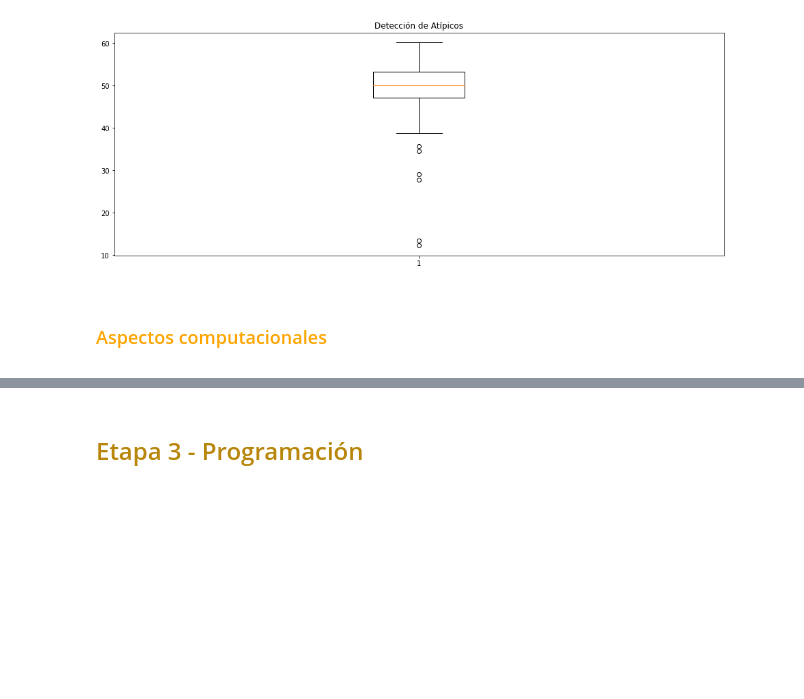
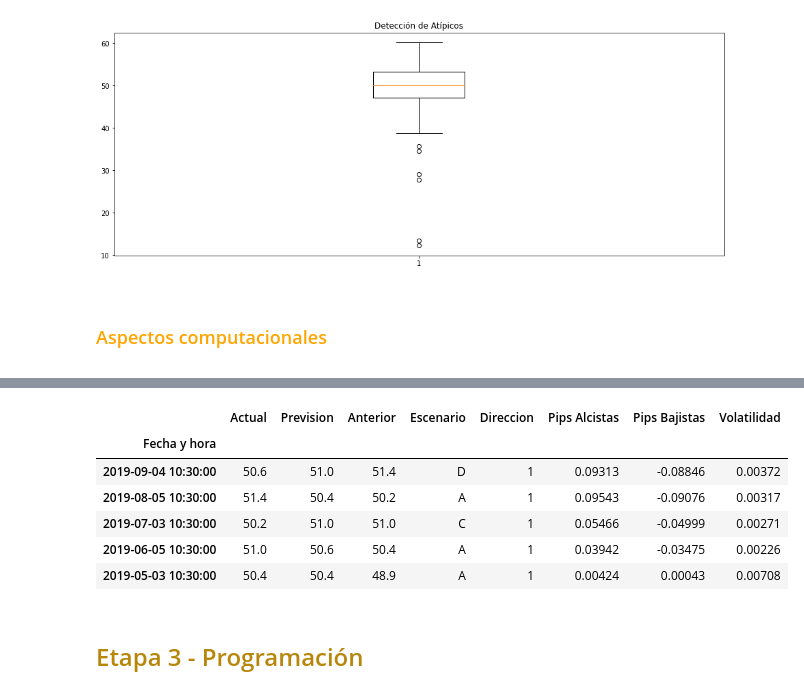
Before and after one commit to Sofiagarciaif/MyST_Proyecto_Final, a Jupyter notebook: notebook.ipynb, the cells around one changed output, grey strips where cells are left out. Drawn from its saved outputs; the diff is of its cells as text; code cells hidden in the pictures; blank space fills up the shorter version.

```diff
--- a/notebook.ipynb
+++ b/notebook.ipynb
@@ -193,3 +383,13 @@ vs.f_atipicos(PMI["Actual"])
+# %%
+metrica.tail()
+# %% [output]
+|  | Actual | Prevision | Anterior | Escenario | Direccion | Pips Alcistas | Pips Bajistas | Volatilidad |
+| Fecha y hora |  |  |  |  |  |  |  |  |
+| 2019-09-04 10:30:00 | 50.6 | 51.0 | 51.4 | D | 1 | 0.09313 | -0.08846 | 0.00372 |
+| 2019-08-05 10:30:00 | 51.4 | 50.4 | 50.2 | A | 1 | 0.09543 | -0.09076 | 0.00317 |
+| 2019-07-03 10:30:00 | 50.2 | 51.0 | 51.0 | C | 1 | 0.05466 | -0.04999 | 0.00271 |
+| 2019-06-05 10:30:00 | 51.0 | 50.6 | 50.4 | A | 1 | 0.03942 | -0.03475 | 0.00226 |
+| 2019-05-03 10:30:00 | 50.4 | 50.4 | 48.9 | A | 1 | 0.00424 | 0.00043 | 0.00708 |
 # %% [markdown]
 # <font color= darkgoldenrod> <font size = 5 > Etapa 3 - Programación</font>
 # %% [markdown]
```
Also changed, not shown: parts of 24 cells of this notebook, 2 other files.
